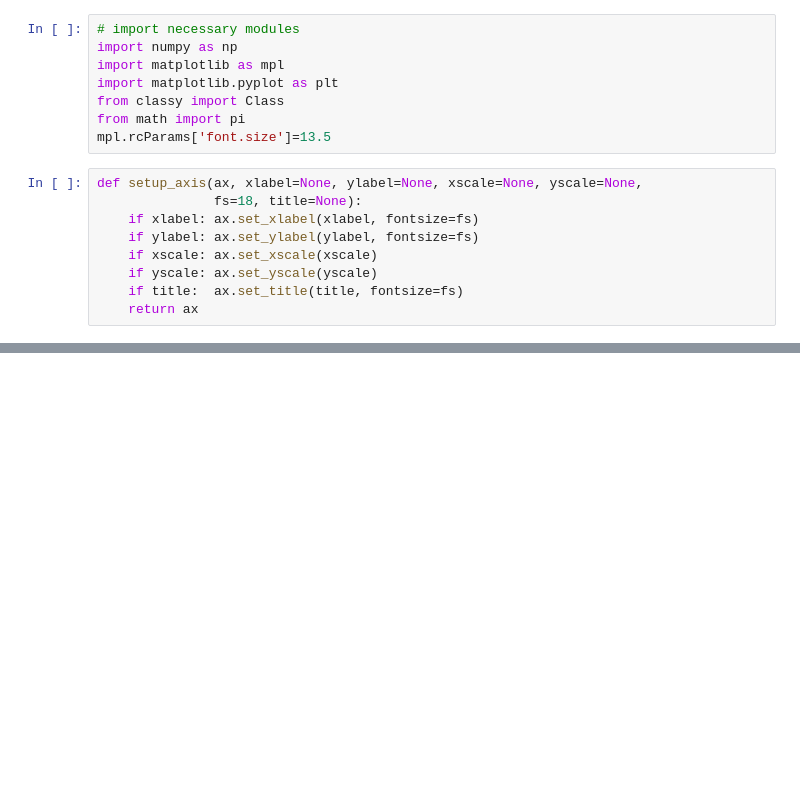
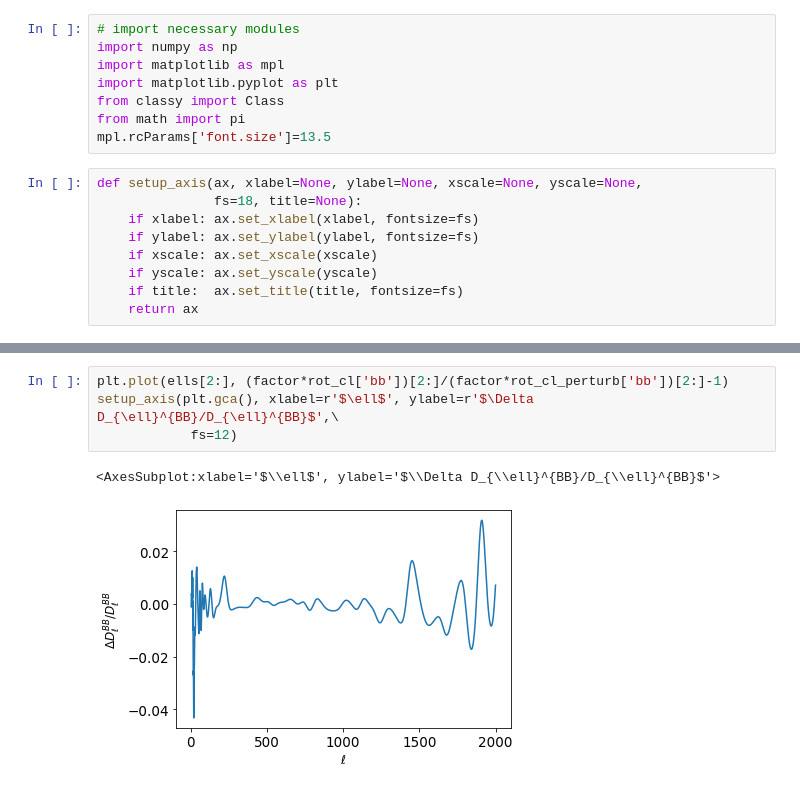
Before and after one commit to catketchup/class_rot, a Jupyter notebook: notebooks_rot/cl_rot_perturb.ipynb, the cells around one changed output, grey strips where cells are left out. Drawn from its saved outputs; the diff is of its cells as text; blank space fills up the shorter version.

```diff
--- a/notebooks_rot/cl_rot_perturb.ipynb
+++ b/notebooks_rot/cl_rot_perturb.ipynb
@@ -52,0 +58,7 @@ plt.plot(ells[2:], 2.72e6**2*(factor*rot_cl_perturb['bb'])[2:])
+# %%
+plt.plot(ells[2:], (factor*rot_cl['bb'])[2:]/(factor*rot_cl_perturb['bb'])[2:]-1)
+setup_axis(plt.gca(), xlabel=r'$\ell$', ylabel=r'$\Delta D_{\ell}^{BB}/D_{\ell}^{BB}$',\
+            fs=12)
+# %% [output]
+<AxesSubplot:xlabel='$\\ell$', ylabel='$\\Delta D_{\\ell}^{BB}/D_{\\ell}^{BB}$'>
+[figure, added]
```
Also changed, not shown: parts of 5 cells of this notebook, 2 other files.
